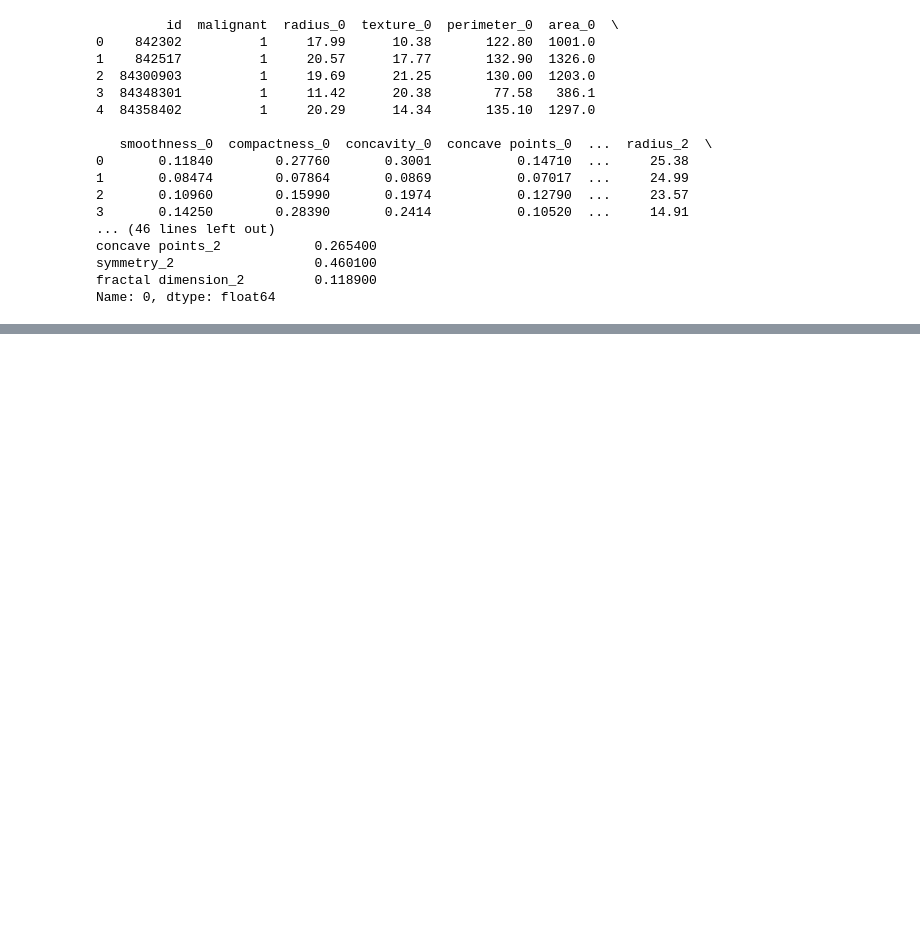
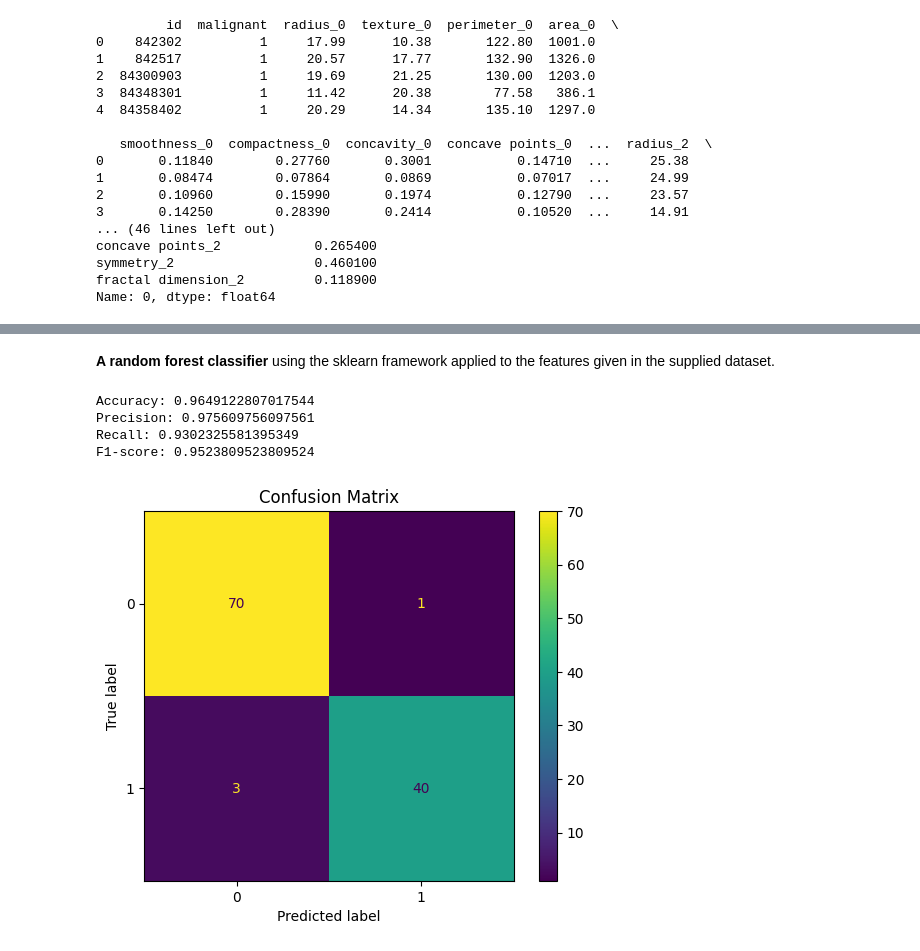
Before and after one commit to CXianRen/DAT410, a Jupyter notebook: Assignment/A4/main.ipynb, the cells around one changed output, grey strips where cells are left out. Drawn from its saved outputs; the diff is of its cells as text; code cells hidden in the pictures; blank space fills up the shorter version.

```diff
--- a/Assignment/A4/main.ipynb
+++ b/Assignment/A4/main.ipynb
@@ -71,0 +177,28 @@ plt.show()
+# %% [markdown]
+**A random forest classifier** using the sklearn framework applied to the features given in the supplied dataset.
+# %%
+import pandas as pd
+from sklearn.model_selection import train_test_split
+from sklearn.ensemble import RandomForestClassifier
+from sklearn.metrics import accuracy_score
+
+df_rf = pd.read_pickle(data_file)
+
+X = df_rf.drop(columns=['malignant'])
+y = df_rf['malignant']
+
+X_train, X_test, y_train, y_test = train_test_split(X, y, test_size=0.2, random_state=42)
+
+rf_classifier = RandomForestClassifier(n_estimators=50, random_state=42)
+rf_classifier.fit(X_train, y_train)
+
+y_pred = rf_classifier.predict(X_test)
+
+accuracy = accuracy_score(y_test, y_pred)
+print_metrics(y_test, y_pred)
+# %% [output]
+Accuracy: 0.9649122807017544
+Precision: 0.975609756097561
+Recall: 0.9302325581395349
+F1-score: 0.9523809523809524
+[figure, added]
```
Also changed, not shown: parts of 7 cells of this notebook, 1 other file.
